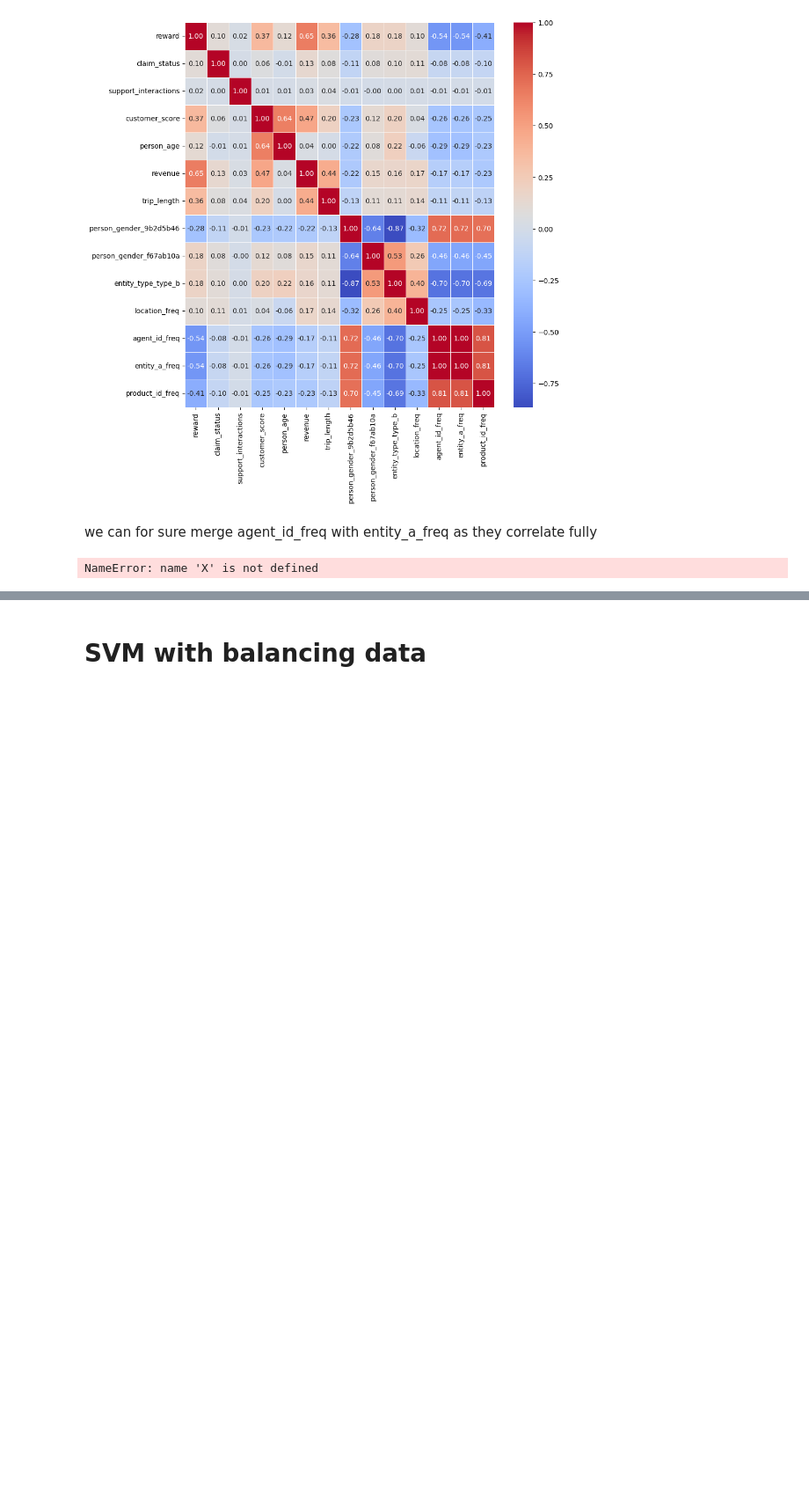
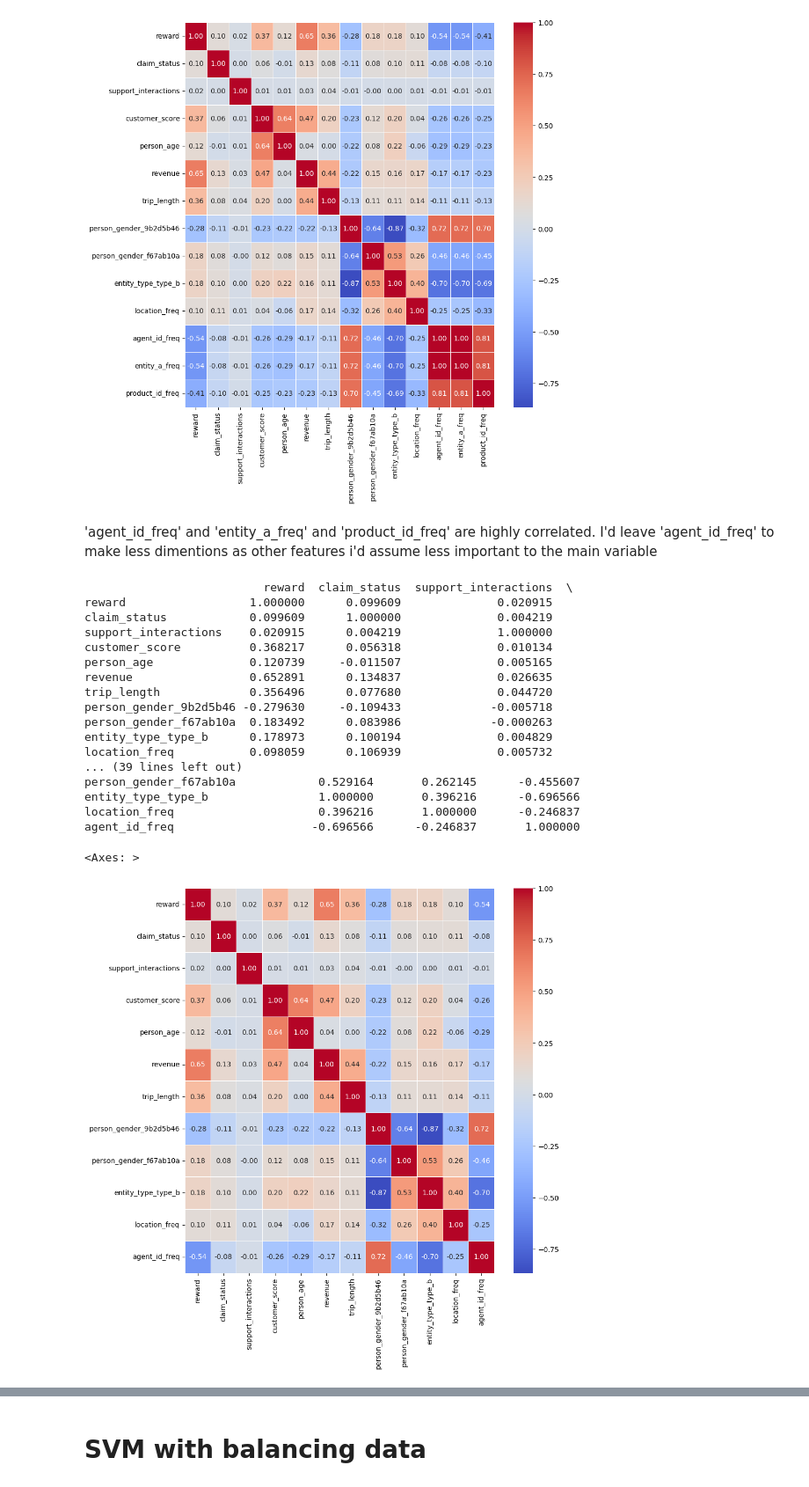
Before and after one commit to AliaksandraLabko/ML, a Jupyter notebook: ML02_data_preparation.ipynb, the cells around one changed output, grey strips where cells are left out. Shown at 88% size. Cells and saved outputs as stored; diff of their text form; code cells hidden in the pictures; blank space fills up the shorter version.

```diff
--- a/ML02_data_preparation.ipynb
+++ b/ML02_data_preparation.ipynb
@@ -611,6 +611,6 @@ product_id_freq              0.805513         1.000000
 <Axes: >
 [figure]
 # %% [markdown]
-we can for sure merge agent_id_freq with entity_a_freq as they correlate fully
+ 'agent_id_freq' and 'entity_a_freq' and 'product_id_freq' are highly correlated. I'd leave  'agent_id_freq' to make less dimentions as other features i'd assume less important to the main variable
 # %%
 INS_encoded.drop('entity_a_freq', axis=1, inplace=True)
@@ -619,4 +618,33 @@ INS_test_encoded.drop('entity_a_freq', axis=1, inplace=True)
-# %%
-print(X)
-# %% [output]
-NameError: name 'X' is not defined
+# %%
+INS_cor  = INS_encoded.corr(method = 'pearson')
+
+# Display the correlation matrix
+print(INS_cor)
+
+plt.figure(figsize=(10, 10))
+
+sns.heatmap(INS_cor,
+            annot = True,
+            cmap = "coolwarm",
+            fmt = ".2f",
+            linewidths = 0.5)
+# %% [output]
+                          reward  claim_status  support_interactions  \
+reward                  1.000000      0.099609              0.020915
+claim_status            0.099609      1.000000              0.004219
+support_interactions    0.020915      0.004219              1.000000
+customer_score          0.368217      0.056318              0.010134
+person_age              0.120739     -0.011507              0.005165
+revenue                 0.652891      0.134837              0.026635
+trip_length             0.356496      0.077680              0.044720
+person_gender_9b2d5b46 -0.279630     -0.109433             -0.005718
+person_gender_f67ab10a  0.183492      0.083986             -0.000263
+entity_type_type_b      0.178973      0.100194              0.004829
+location_freq           0.098059      0.106939              0.005732
+... (39 lines left out)
+person_gender_f67ab10a            0.529164       0.262145      -0.455607
+entity_type_type_b                1.000000       0.396216      -0.696566
+location_freq                     0.396216       1.000000      -0.246837
+agent_id_freq                    -0.696566      -0.246837       1.000000
+<Axes: >
+[figure, added]
```
Also changed, not shown: parts of 7 cells of this notebook.
